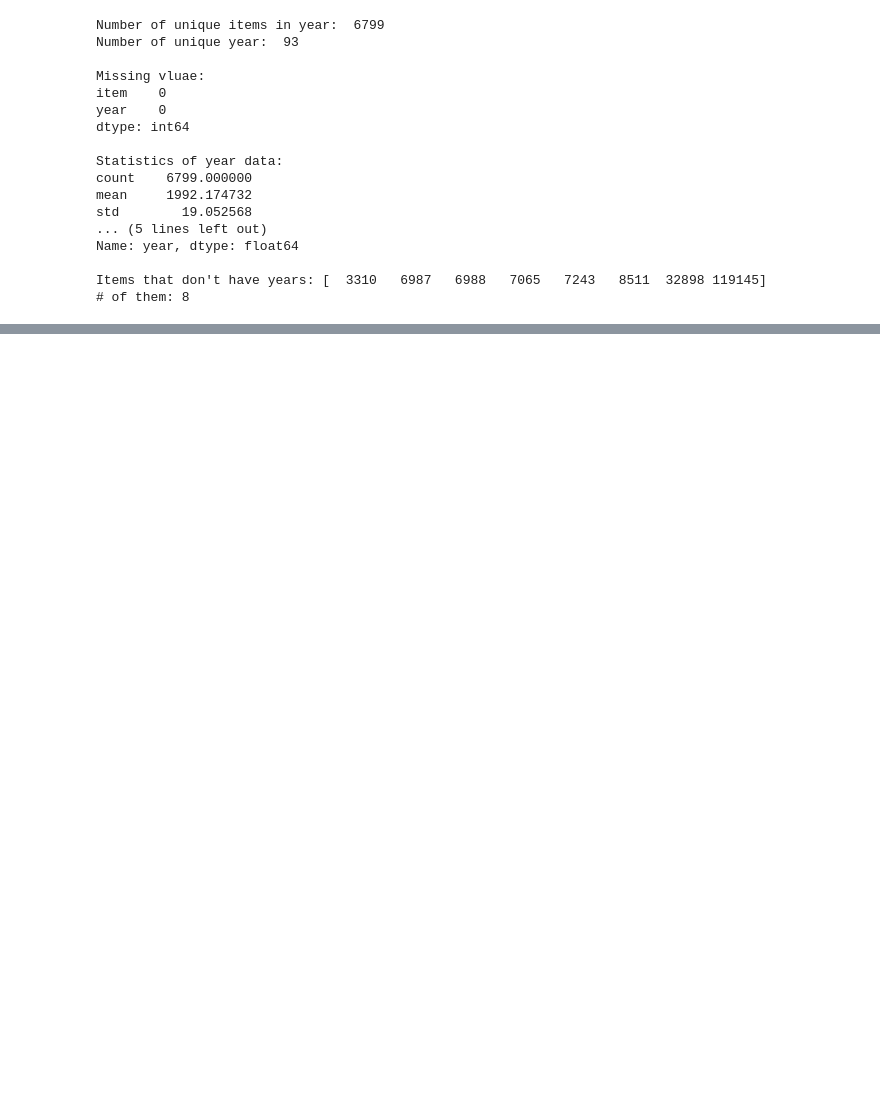
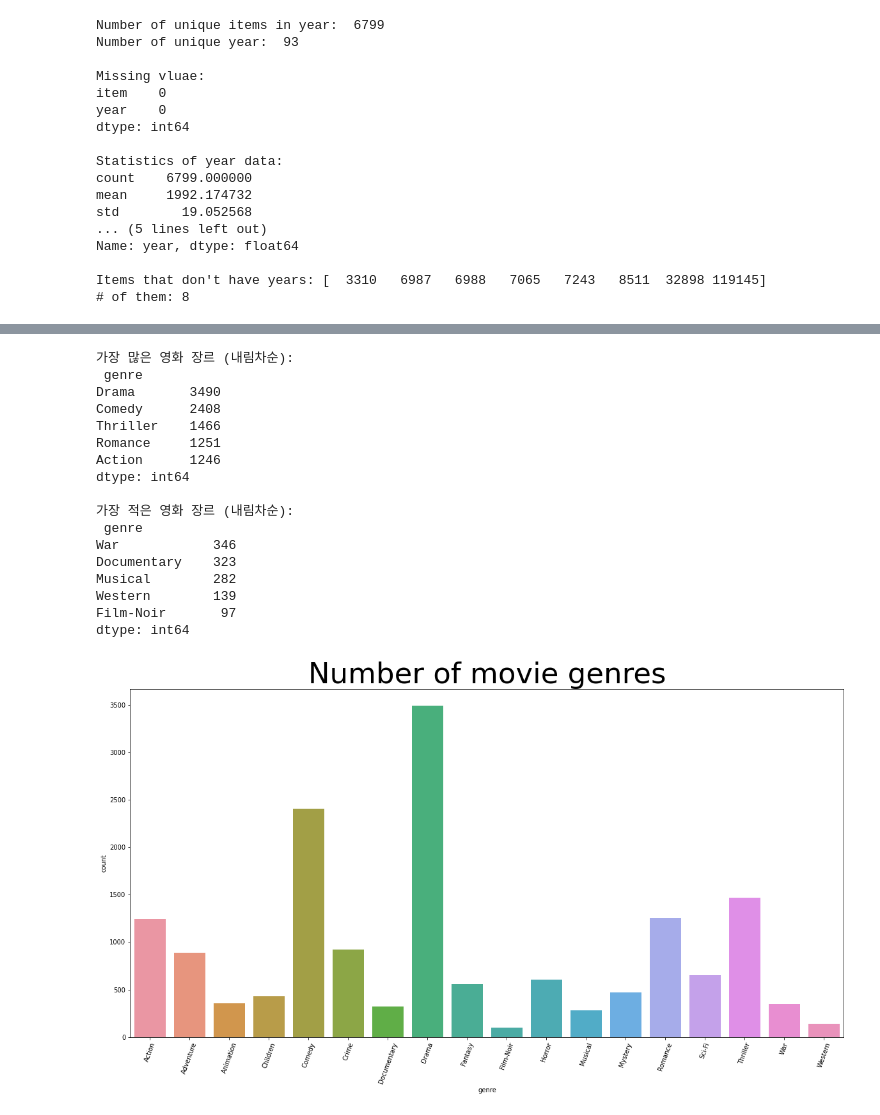
Before and after one commit to boostcampaitech3/level2-movie-recommendation-level2-recsys-12, a Jupyter notebook: GwangSeok/EDA.ipynb, the cells around one changed output, grey strips where cells are left out. Drawn from its saved outputs; the diff is of its cells as text; code cells hidden in the pictures; blank space fills up the shorter version.

```diff
--- a/GwangSeok/EDA.ipynb
+++ b/GwangSeok/EDA.ipynb
@@ -52,3 +91,11 @@ def basic_df_info(df, col_name):
+# %%
+def top_n(n, df, col_name, title):
+    most = df.value_counts(subset=col_name, sort=True)[:n]
+    print(title+" (내림차순): \n", most,"\n")
+
+def min_n(n, df, col_name, title):
+    least = df.value_counts(subset=col_name, sort=True)[-n:]
+    print(title+" (내림차순): \n", least)
 # %% [markdown]
 ## 3.1. years
 
@@ -83,25 +144,3 @@ Name: year, dtype: float64
 
 Items that don't have years: [  3310   6987   6988   7065   7243   8511  32898 119145]
 # of them: 8
-# %%
-top_n = 5
-most_release_year = years_df.value_counts(subset='year', sort=True)[:top_n]
-print("영화를 가장 많이 개봉한 년도 (내림차순): \n", most_release_year)
-
-fig, axes = plt.subplots(1, 1, figsize=(20, 10))
-
-sns.countplot(
-    x='year', data=years_df,
-    order=np.sort(years_df['year'].unique()),
-    ax=axes
-)
-
-axes.set_title(
-    label="Number of released movie",
-    fontdict={
-        'fontsize': 45,
-        }
-    )
-axes.set_xticklabels(labels=axes.get_xticklabels(), rotation=70)
-
-print()
@@ -125,9 +178,5 @@ dtype: int64
 # %%
 directors_df = pd.read_csv(os.path.join(train_data_dir, 'directors.tsv'), sep='\t')
 
-basic_df_info(directors_df, 'director')
-
-top_n = 5
-most_create_directors = directors_df.value_counts(subset='director', sort=True)[:top_n]
-print("영화를 가장 많이 제작한 감독 (내림차순): \n", most_create_directors)
+directors_df.sample(10)
 # %% [output]
@@ -150,0 +258,23 @@ dtype: int64
+# %%
+top_n(n=5, df=genres_df, col_name='genre', title='가장 많은 영화 장르')
+min_n(n=5, df=genres_df, col_name='genre', title='가장 적은 영화 장르')
+plot_count(df=genres_df, col_name='genre', title='Number of movie genres')
+# %% [output]
+가장 많은 영화 장르 (내림차순):
+ genre
+Drama       3490
+Comedy      2408
+Thriller    1466
+Romance     1251
+Action      1246
+dtype: int64
+
+가장 적은 영화 장르 (내림차순):
+ genre
+War            346
+Documentary    323
+Musical        282
+Western        139
+Film-Noir       97
+dtype: int64
+[figure, added]
```
Also changed, not shown: parts of 32 cells of this notebook, 9 other files.
